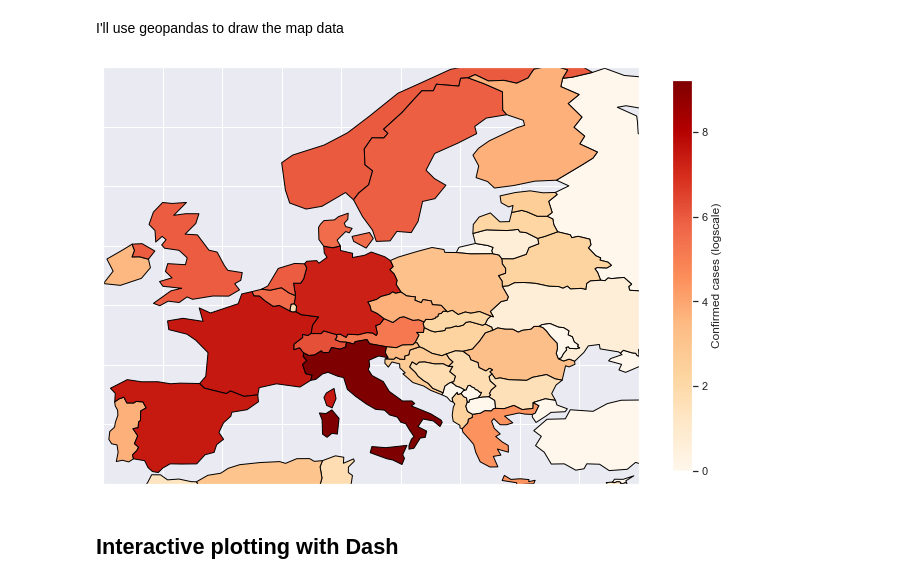
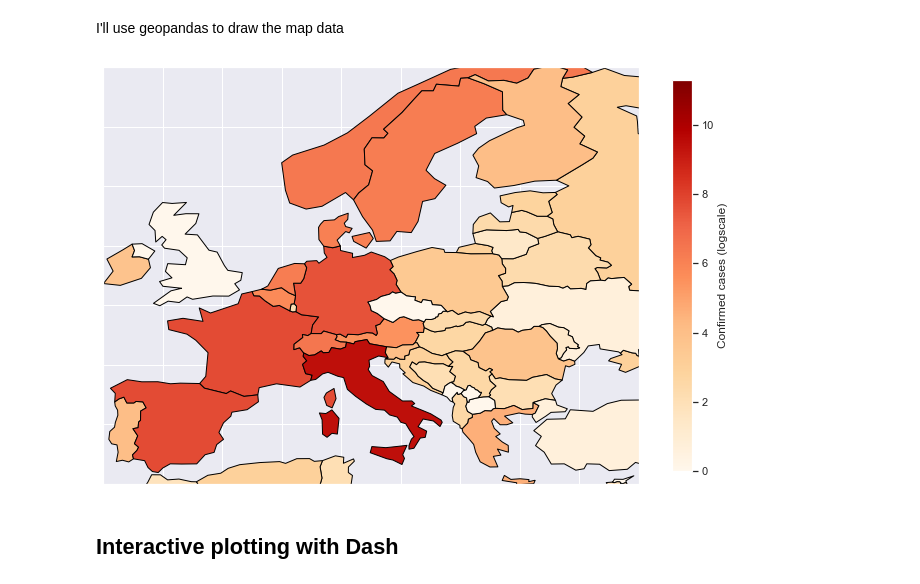
Before and after one commit to mtotolo/covid_display, a Jupyter notebook: covid_display.ipynb, the cells around one changed output. Drawn from its saved outputs; the diff is of its cells as text; code cells hidden in the pictures.

Commit message:
drop duplicate rows

```diff
--- a/covid_display.ipynb
+++ b/covid_display.ipynb
@@ -31,6 +31,7 @@ df.rename(columns={'Country/Region':'Country'}, inplace = True)
 df_melt = df.drop(['Province/State','Lat','Long'], axis = 1).melt(
     id_vars = ['Country','kind'], value_name = 'value', var_name = 'date')
 df_melt.date = pd.to_datetime(df_melt.date)
+df_melt.drop_duplicates(subset = ['Country','date'],inplace = True)
 # %%
 #extract the last day
 lastday = df_melt.date.max()
@@ -119,14 +120,13 @@ world['logvalue'] = world.value.apply(lambda x: np.log(x+1)) #use log for better
 # %%
 #plot data and zoom in on Europe
 ax = world.plot(figsize = (12,12), column = 'logvalue', legend = True, cmap='OrRd', edgecolor='black',
-          legend_kwds = {'label': 'Confirmed cases (logscale)',
-                        'shrink': 0.6})
+          legend_kwds = {'label': 'Confirmed cases (logscale)', 'shrink': 0.6})
 ax.set_xlim((-10,35))
-ax.set_ylim((35,70));
+ax.set_ylim((35,70))
 plt.xticks(visible = False)
 plt.yticks(visible = False);
 # %% [output]
-[figure, old version]
+[figure, new version]
 # %% [markdown]
 ## Interactive plotting with Dash
 # %%
```
Also changed, not shown: parts of 4 cells of this notebook.
